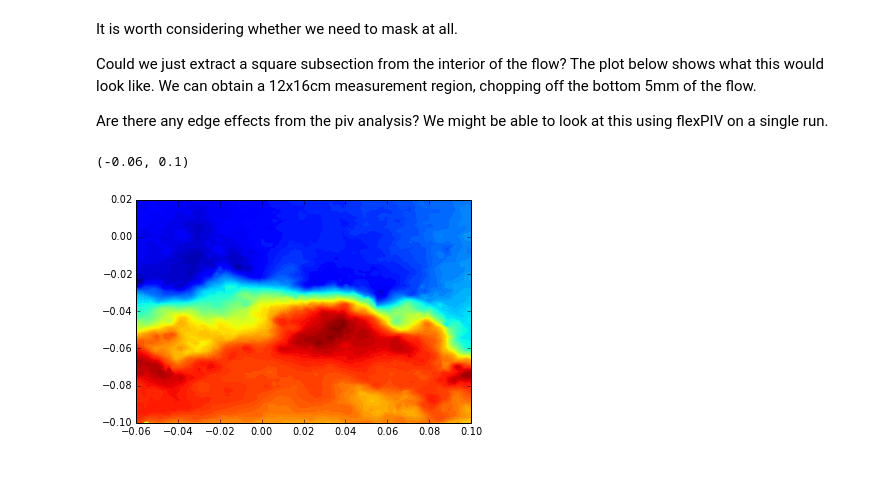
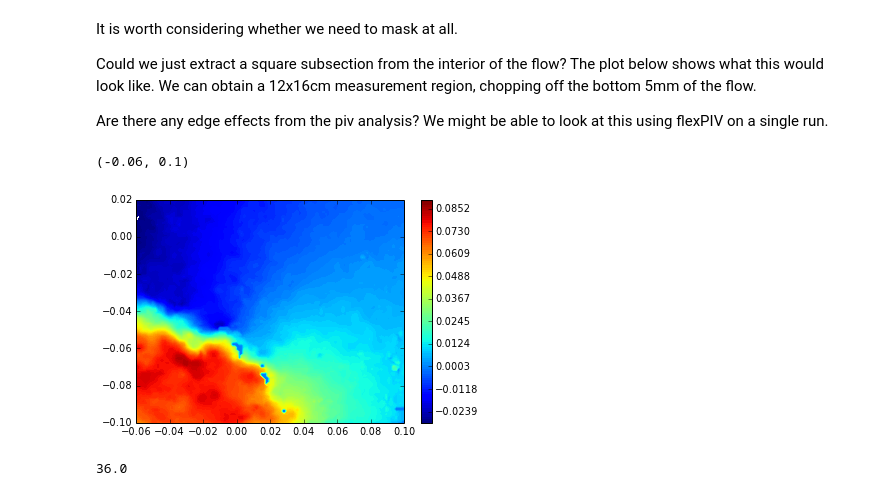
Before and after one commit to aaren/notebooks, a Jupyter notebook: piv_data_qc.ipynb, the cells around one changed output. Drawn from its saved outputs; the diff is of its cells as text; code cells hidden in the pictures.

```diff
--- a/piv_data_qc.ipynb
+++ b/piv_data_qc.ipynb
@@ -384,5 +385,5 @@ r.x[:][valid].shape
 from gc_turbulence.gc_turbulence.turbulence import Validator
 from gc_turbulence import SingleLayerRun
 
-test_run = '/home/eeaol/lab/data/flume2/main_data/cache/3mp0xba3.hdf5'
+test_run = '/home/eeaol/lab/data/flume2/main_data/cache/3mp0zhhn.hdf5'
 r = SingleLayerRun(cache_path=test_run)
@@ -400,17 +398,23 @@ Could we just extract a square subsection from the interior of the flow? The plo
 
 Are there any edge effects from the piv analysis? We might be able to look at this using flexPIV on a single run.
 # %%
-example = np.s_[:,:,800]
+example = np.s_[:,:,700]
 
 ref_x = r.x[example] / 1000
 ref_z = r.z[example] / 1000
-ref_u = r.u[example] / 1000
+ref_u = r.u[example]
 
-contourf(ref_x, ref_z, ref_u, 100)
+contourf(ref_x, ref_z, ref_u, levels=np.linspace(-0.03, 0.09, 100))
+#pcolormesh(ref_x, ref_z, ref_u)
+colorbar()
 axhline(-0.10)
 axhline(-0.105)
 ylim(-0.10, 0.02)
 xlim(-0.06, 0.10)
 # %% [output]
 (-0.06, 0.1)
-[figure, old version]
+[figure, new version]
+# %%
+r.t[0, 0, 600]
+# %% [output]
+36.0
```
Also changed, not shown: parts of 29 cells of this notebook.
